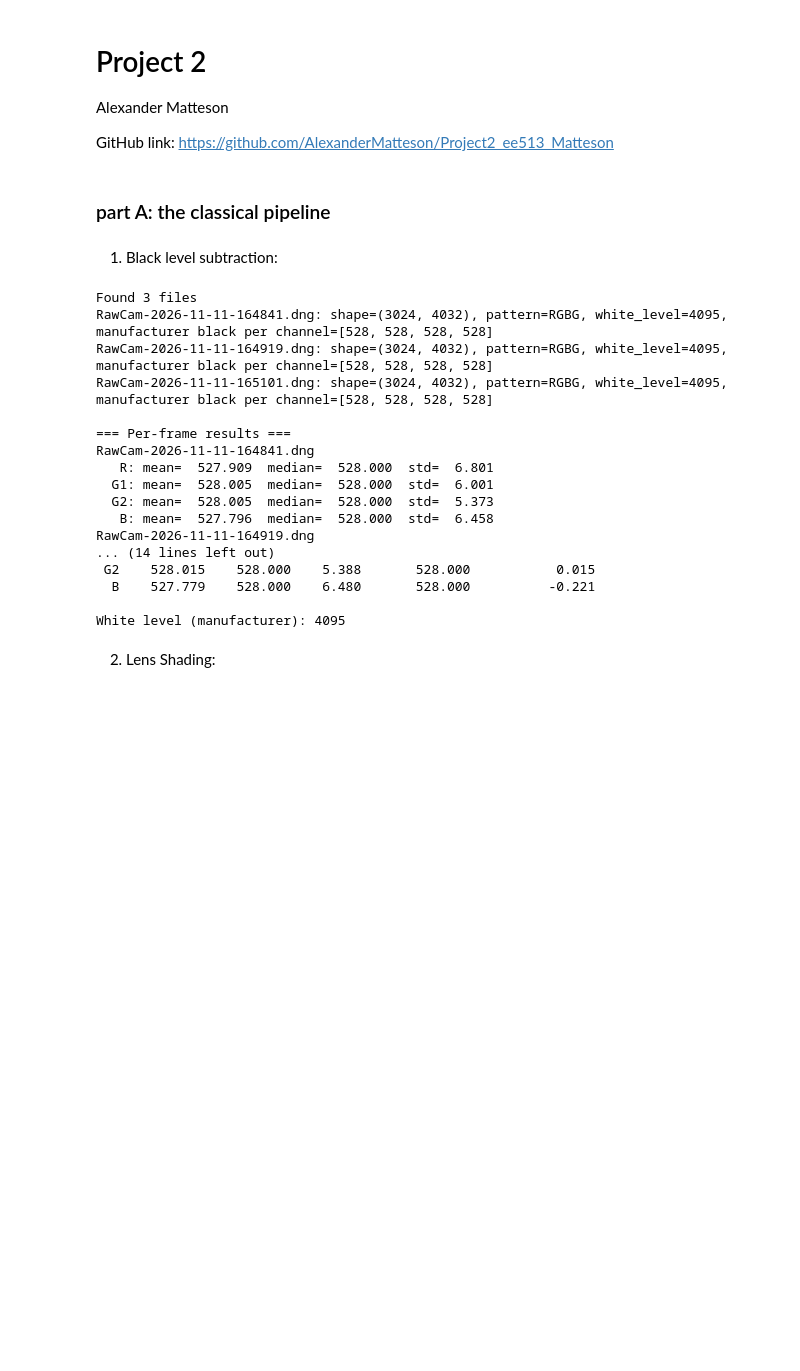
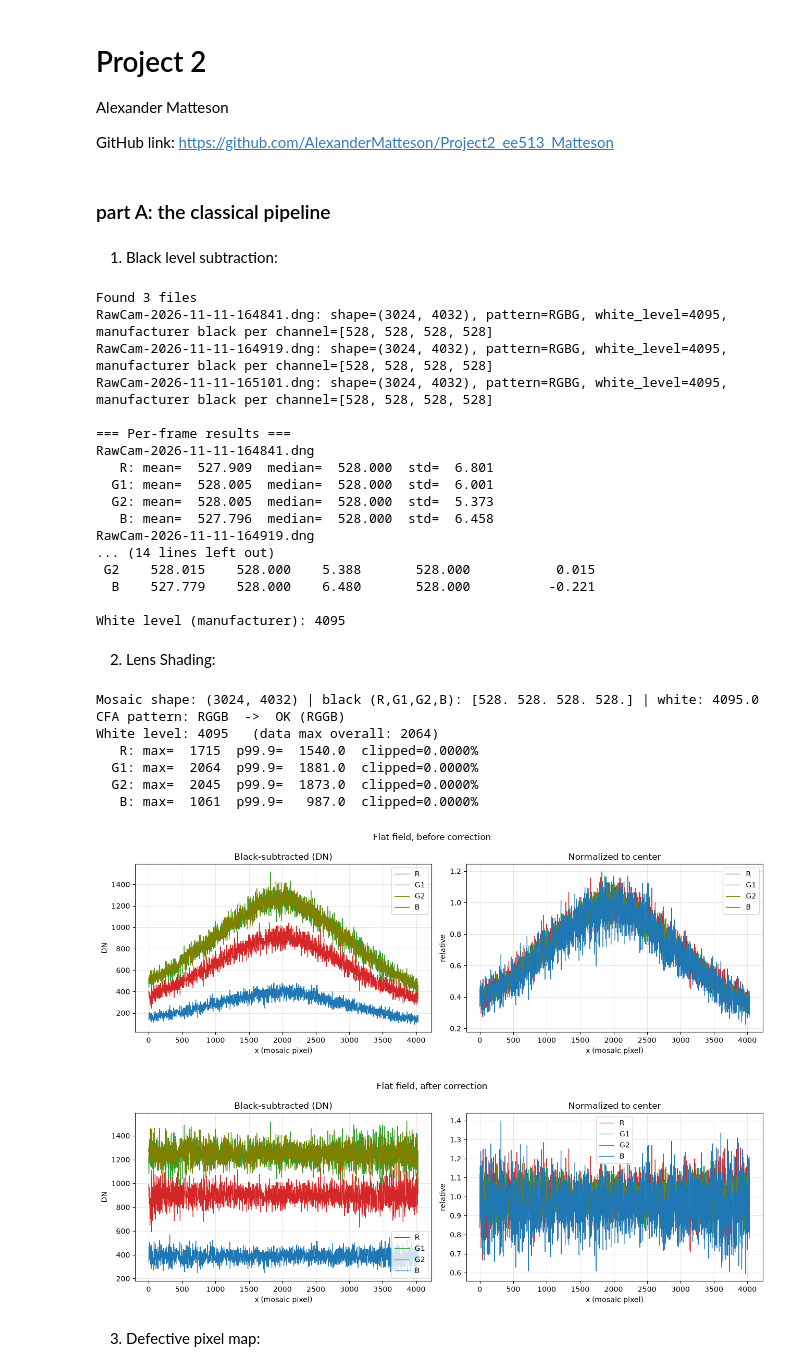
Before and after one commit to AlexanderMatteson/Project2_ee513_Matteson, a Jupyter notebook: Project2_Code.ipynb, the cells around one changed output. Saved outputs shown, nothing was run; the diff lists cells and outputs as text; code cells hidden in the pictures; blank space fills up the shorter version.

```diff
--- a/Project2_Code.ipynb
+++ b/Project2_Code.ipynb
@@ -14,7 +15,7 @@ import rawpy
 # %% [markdown]
 1. Black level subtraction:
 # %%
-folder = r"C:\Users\ammat\Documents\ee513\Project2\DarkFields"
+folder = r"C:\Users\mattesoa\Documents\Project2_ee513_Matteson\DarkFields"
 files = sorted(set(glob.glob(os.path.join(folder, "*.dng")) + glob.glob(os.path.join(folder, "*.DNG"))))
 assert len(files) > 0, "No .dng files found"
 print(f"Found {len(files)} files")
@@ -122,0 +287,39 @@ def subtrackBlackLevel(img, b_list, pattern="RGGB", clip=False):
+# %%
+%matplotlib inline
+
+flat_path = r"C:\Users\mattesoa\Documents\Project2_ee513_Matteson\ColorCorrection\Set2\IMG_0358.DNG"
+
+# 1. Load
+d = load_dng_mosaic(flat_path)
+print("Mosaic shape:", d["mosaic"].shape, "| black (R,G1,G2,B):", d["black"], "| white:", d["white"])
+
+# 2. RGGB check
+check_rggb(d["pattern"])
+
+# 3. Clipping per channel
+clipping_report(d["mosaic"], d["white"])
+
+# 4. Horizontal profiles (before correction)
+plot_horizontal_profiles(d["mosaic"], d["black"], title="Flat field, before correction")
+plt.show()
+
+# 5. Build the per-channel gain map and apply it to the flat itself
+gain = build_gain_map(d["mosaic"], d["black"])
+corrected = apply_lens_shading(d["mosaic"], gain, d["black"], d["white"], keep_black_level=True)
+
+# 6. Profiles after correction. The flat should now be flat for every channel.
+plot_horizontal_profiles(corrected, d["black"], title="Flat field, after correction")
+plt.show()
+
+# 7. Save the calibration so you can reuse it on your scene captures
+np.savez("lsc_gain.npz", gain=gain, black=d["black"], white=d["white"])
+# %% [output]
+Mosaic shape: (3024, 4032) | black (R,G1,G2,B): [528. 528. 528. 528.] | white: 4095.0
+CFA pattern: RGGB  ->  OK (RGGB)
+White level: 4095   (data max overall: 2064)
+   R: max=  1715  p99.9=  1540.0  clipped=0.0000%
+  G1: max=  2064  p99.9=  1881.0  clipped=0.0000%
+  G2: max=  2045  p99.9=  1873.0  clipped=0.0000%
+   B: max=  1061  p99.9=   987.0  clipped=0.0000%
+[figure, added]
+[figure, added]
@@ -122,0 +330,2 @@ def subtrackBlackLevel(img, b_list, pattern="RGGB", clip=False):
+# %% [markdown]
+3. Defective pixel map:
```
Also changed, not shown: parts of 3 cells of this notebook, 9 other files.
